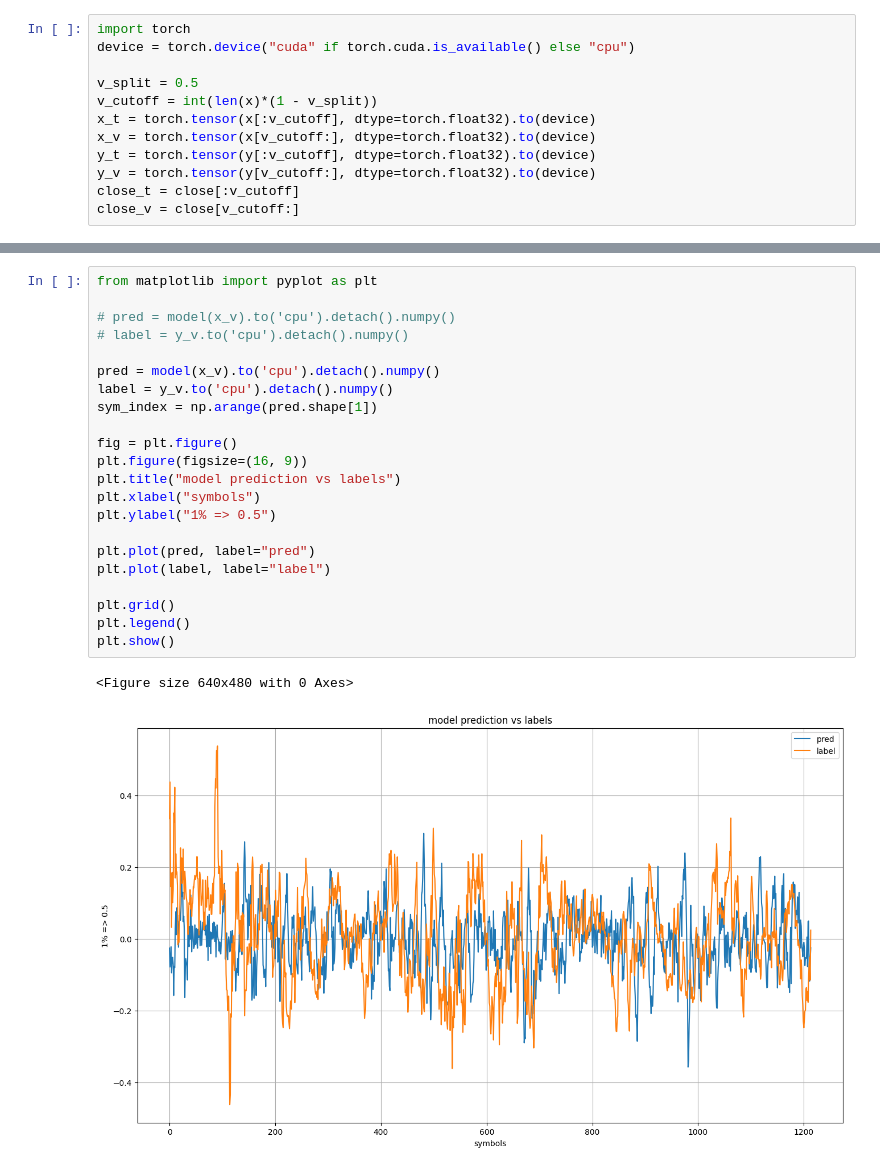
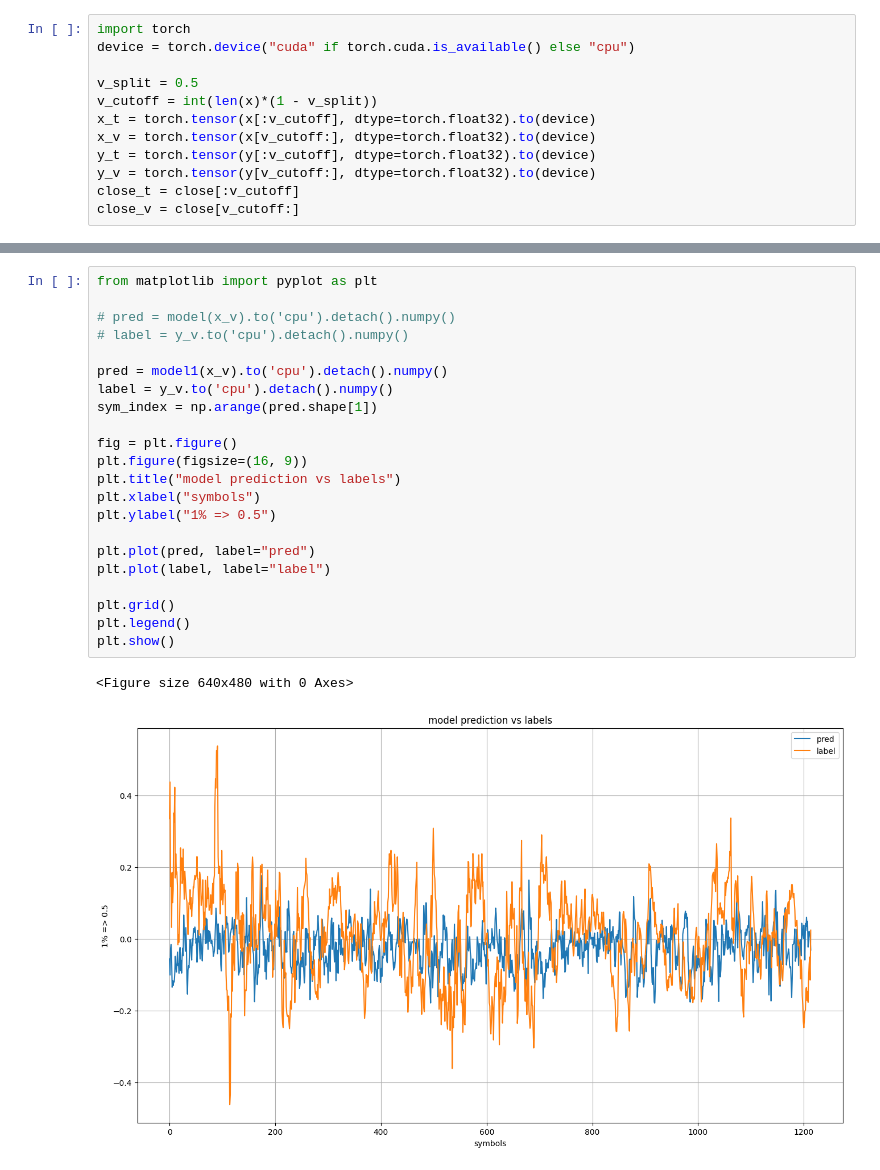
Before and after one commit to kivilhan/algo_trading, a Jupyter notebook: georgia_DQN/scratch2.ipynb, the cells around one changed output, grey strips where cells are left out. Saved outputs shown, nothing was run; the diff lists cells and outputs as text.

```diff
--- a/georgia_DQN/scratch2.ipynb
+++ b/georgia_DQN/scratch2.ipynb
@@ -191,25 +265,25 @@ Iteration 0, t = 7.94, score = 0.1206, best score = 0.1206
 # %%
 from matplotlib import pyplot as plt
 
 # pred = model(x_v).to('cpu').detach().numpy()
 # label = y_v.to('cpu').detach().numpy()
 
-pred = model(x_v).to('cpu').detach().numpy()
+pred = model1(x_v).to('cpu').detach().numpy()
 label = y_v.to('cpu').detach().numpy()
 sym_index = np.arange(pred.shape[1])
 
 fig = plt.figure()
 plt.figure(figsize=(16, 9))
 plt.title("model prediction vs labels")
 plt.xlabel("symbols")
 plt.ylabel("1% => 0.5")
 
 plt.plot(pred, label="pred")
 plt.plot(label, label="label")
 
 plt.grid()
 plt.legend()
 plt.show()
 # %% [output]
 <Figure size 640x480 with 0 Axes>
-[figure, old version]
+[figure, new version]
```
Also changed, not shown: parts of 10 cells of this notebook, 2 other files.
